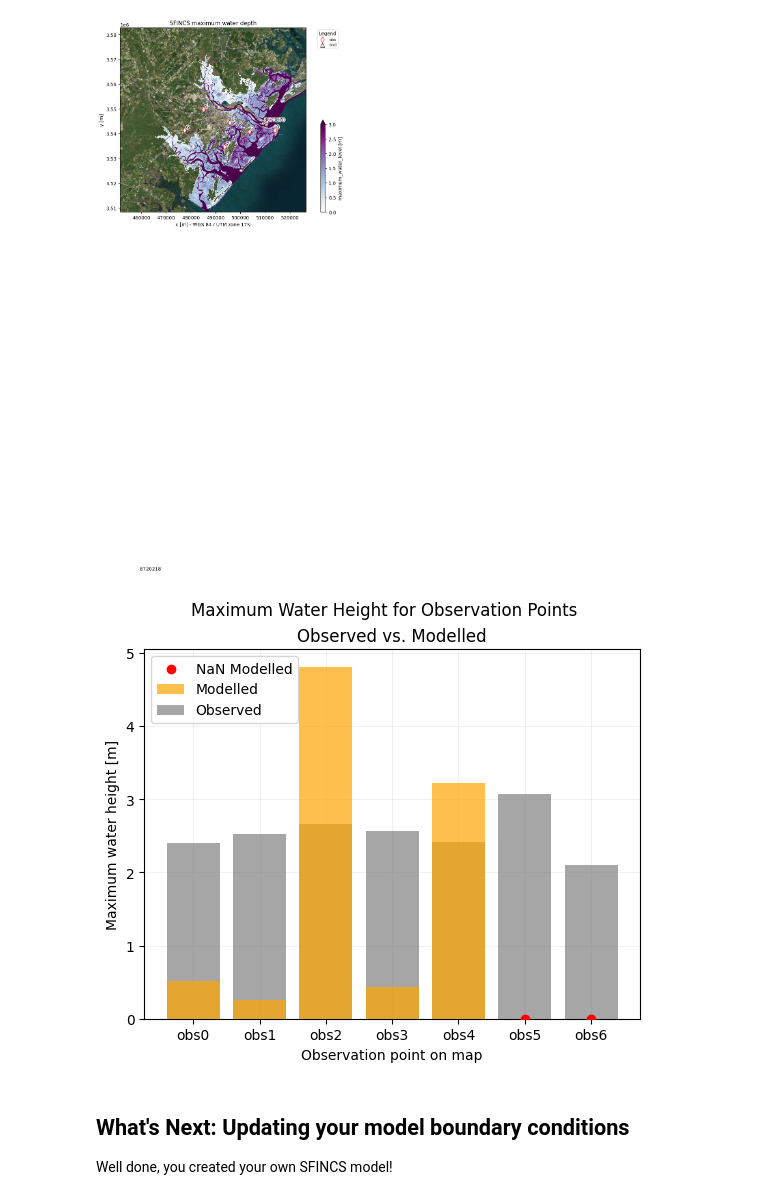
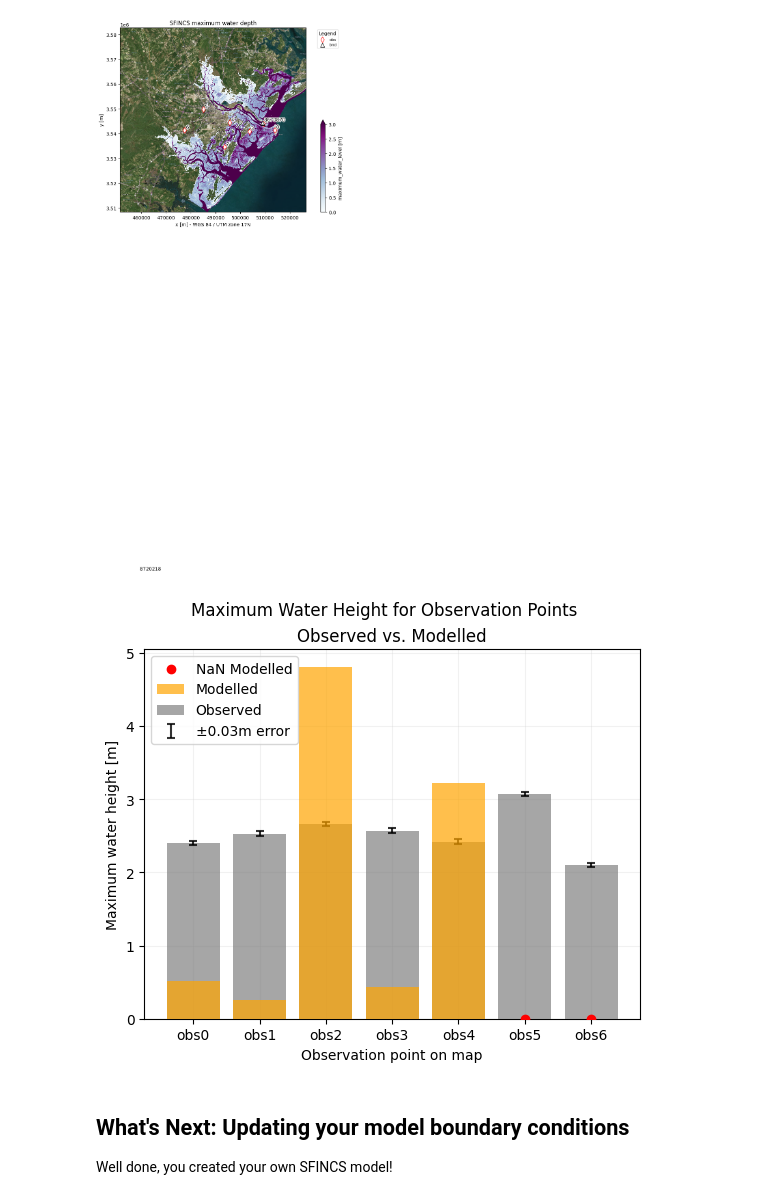
Before and after one commit to sd-59/Assignment_2_Coastal_flood_hazard_assessment-, a Jupyter notebook: notebooks/01_SFINCS_model_setup.ipynb, the cells around one changed output. Saved outputs shown, nothing was run; the diff lists cells and outputs as text; code cells hidden in the pictures.

```diff
--- a/notebooks/01_SFINCS_model_setup.ipynb
+++ b/notebooks/01_SFINCS_model_setup.ipynb
@@ -748,34 +748,40 @@ obs_points = gpd.read_file("../model_domain/obs_points_savannah_irma.geojson").t
 obs_points = obs_points.set_index("obs #")
 obs_values = pd.read_csv("../model_domain/irma_observation_locations.csv")
 obs_values = obs_values.set_index("obs #")
 obs_values = obs_values[["Val"]]
 
 sampled_values = hmax_subgrid.raster.sample(obs_points)
 obs_points['Simulated_Hmax'] = sampled_values
 
 # Add suffixes to handle the overlapping 'Val' column
 obs_points_vals = obs_points.join(obs_values, rsuffix='_observed')
 
 # select_obs_points = obs_points[~obs_points["obs #"].isin([obs_to_remove])]
 
 fig, ax = plt.subplots()
 fig.suptitle("Maximum Water Height for Observation Points")
 
 ax.bar(obs_points_vals.index, obs_points_vals.Simulated_Hmax, alpha=0.7, color="orange", label="Modelled", zorder=5)
 ax.bar(obs_points_vals.index, obs_points_vals.Val_observed, alpha=0.7, color="gray", label="Observed", zorder=3)
 
+# Add error bars for ±0.03m interval on observed values
+error = 0.03
+ax.errorbar(obs_points_vals.index, obs_points_vals.Val_observed,
+            yerr=error, fmt='none', ecolor='black', capsize=3,
+            capthick=1.5, alpha=0.8, label='±0.03m error', zorder=4)
+
 obs_points_vals["nans"] = np.where(obs_points_vals.Simulated_Hmax.isna(), 0, np.nan)
 ax.scatter(obs_points_vals.index, obs_points_vals.nans, color="red", label="NaN Modelled", zorder=6)
 
 ax.grid(color="lightgray", alpha=0.3, zorder=0)
 ax.set_title("Observed vs. Modelled")
 ax.set_xlabel("Observation point on map")
 ax.set_ylabel("Maximum water height [m]")
 ax.legend()
 
 plt.show()  # Changed from plt.plot() to plt.show()
 # %% [output]
-[figure, old version]
+[figure, new version]
 # %%
 # tmax = sf.results["tmax"]
 
```
Also changed, not shown: 3 other files.
